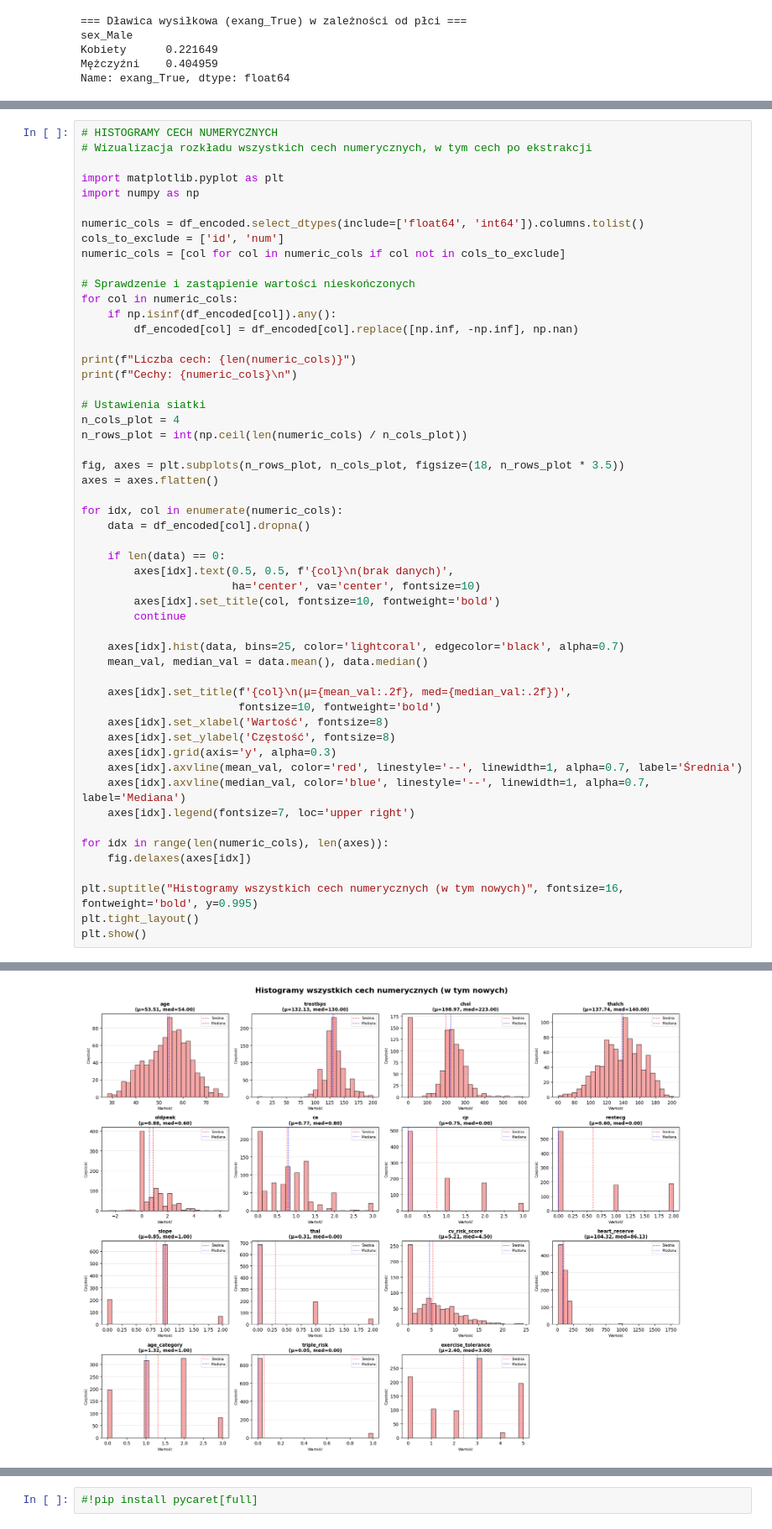
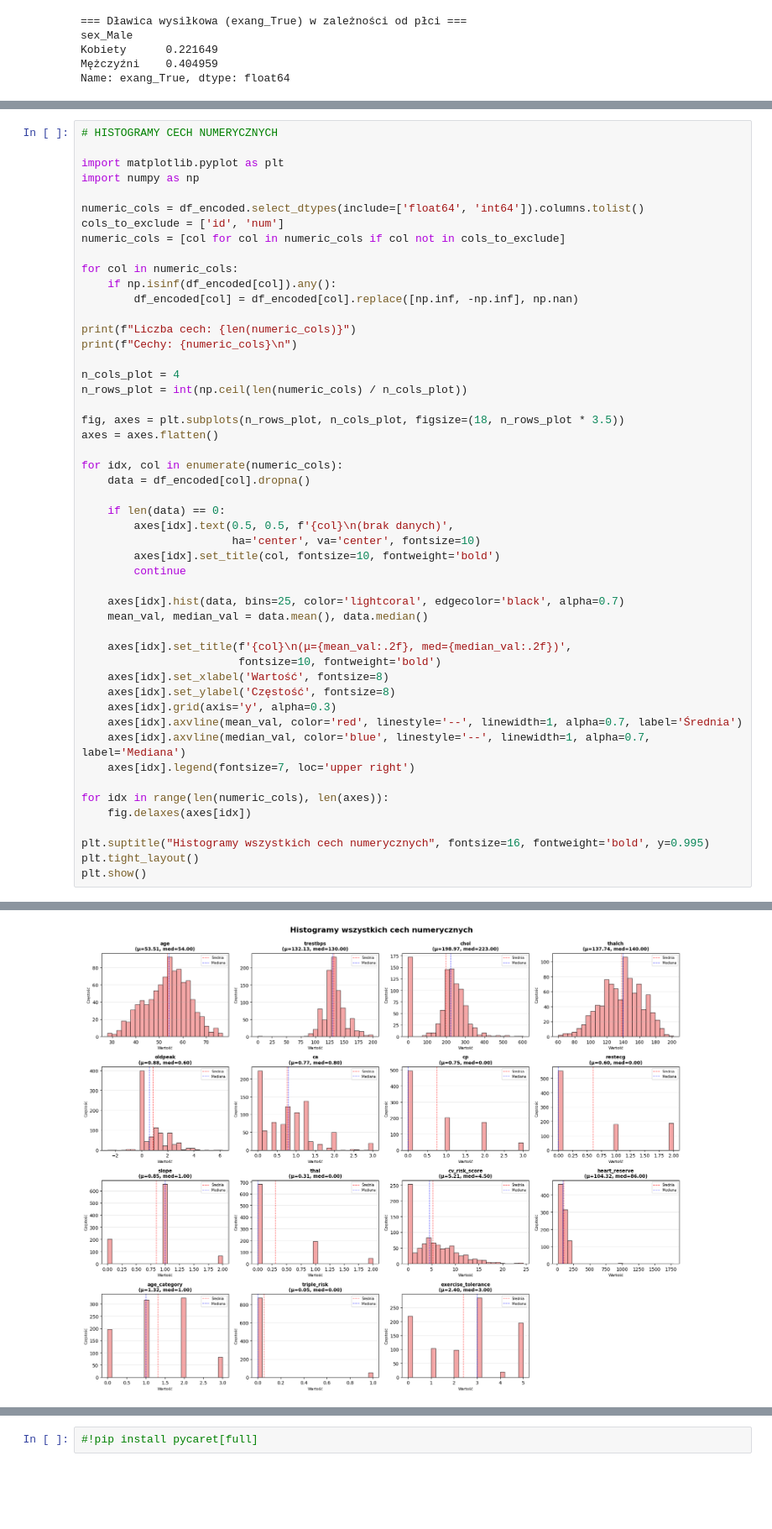
Before and after one commit to Nachos-mic/ZMUM_PROJEKT, a Jupyter notebook: zmum_project.ipynb, the cells around one changed output, grey strips where cells are left out. Shown at 84% size. Saved outputs shown, nothing was run; the diff lists cells and outputs as text; blank space fills up the shorter version.

```diff
--- a/zmum_project.ipynb
+++ b/zmum_project.ipynb
@@ -585,7 +586,6 @@ Mężczyźni    63.2%
 Name: num, dtype: object
 # %%
 # HISTOGRAMY CECH NUMERYCZNYCH
-# Wizualizacja rozkładu wszystkich cech numerycznych, w tym cech po ekstrakcji
 
 import matplotlib.pyplot as plt
 import numpy as np
@@ -594,7 +594,6 @@ numeric_cols = df_encoded.select_dtypes(include=['float64', 'int64']).columns.to
 cols_to_exclude = ['id', 'num']
 numeric_cols = [col for col in numeric_cols if col not in cols_to_exclude]
 
-# Sprawdzenie i zastąpienie wartości nieskończonych
 for col in numeric_cols:
     if np.isinf(df_encoded[col]).any():
         df_encoded[col] = df_encoded[col].replace([np.inf, -np.inf], np.nan)
@@ -602,7 +601,6 @@ for col in numeric_cols:
 print(f"Liczba cech: {len(numeric_cols)}")
 print(f"Cechy: {numeric_cols}\n")
 
-# Ustawienia siatki
 n_cols_plot = 4
 n_rows_plot = int(np.ceil(len(numeric_cols) / n_cols_plot))
 
@@ -611,34 +609,34 @@ axes = axes.flatten()
 
 for idx, col in enumerate(numeric_cols):
     data = df_encoded[col].dropna()
 
     if len(data) == 0:
         axes[idx].text(0.5, 0.5, f'{col}\n(brak danych)',
                        ha='center', va='center', fontsize=10)
         axes[idx].set_title(col, fontsize=10, fontweight='bold')
         continue
 
     axes[idx].hist(data, bins=25, color='lightcoral', edgecolor='black', alpha=0.7)
     mean_val, median_val = data.mean(), data.median()
 
     axes[idx].set_title(f'{col}\n(μ={mean_val:.2f}, med={median_val:.2f})',
                         fontsize=10, fontweight='bold')
     axes[idx].set_xlabel('Wartość', fontsize=8)
     axes[idx].set_ylabel('Częstość', fontsize=8)
     axes[idx].grid(axis='y', alpha=0.3)
     axes[idx].axvline(mean_val, color='red', linestyle='--', linewidth=1, alpha=0.7, label='Średnia')
     axes[idx].axvline(median_val, color='blue', linestyle='--', linewidth=1, alpha=0.7, label='Mediana')
     axes[idx].legend(fontsize=7, loc='upper right')
 
 for idx in range(len(numeric_cols), len(axes)):
     fig.delaxes(axes[idx])
 
-plt.suptitle("Histogramy wszystkich cech numerycznych (w tym nowych)", fontsize=16, fontweight='bold', y=0.995)
+plt.suptitle("Histogramy wszystkich cech numerycznych", fontsize=16, fontweight='bold', y=0.995)
 plt.tight_layout()
 plt.show()
 # %% [output]
 Liczba cech: 15
 Cechy: ['age', 'trestbps', 'chol', 'thalch', 'oldpeak', 'ca', 'cp', 'restecg', 'slope', 'thal', 'cv_risk_score', 'heart_reserve', 'age_category', 'triple_risk', 'exercise_tolerance']
-[figure, old version]
+[figure, new version]
 # %%
 # HISTOGRAMY NOWYCH CECH (Feature Engineering)
```
Also changed, not shown: parts of 53 cells of this notebook.
